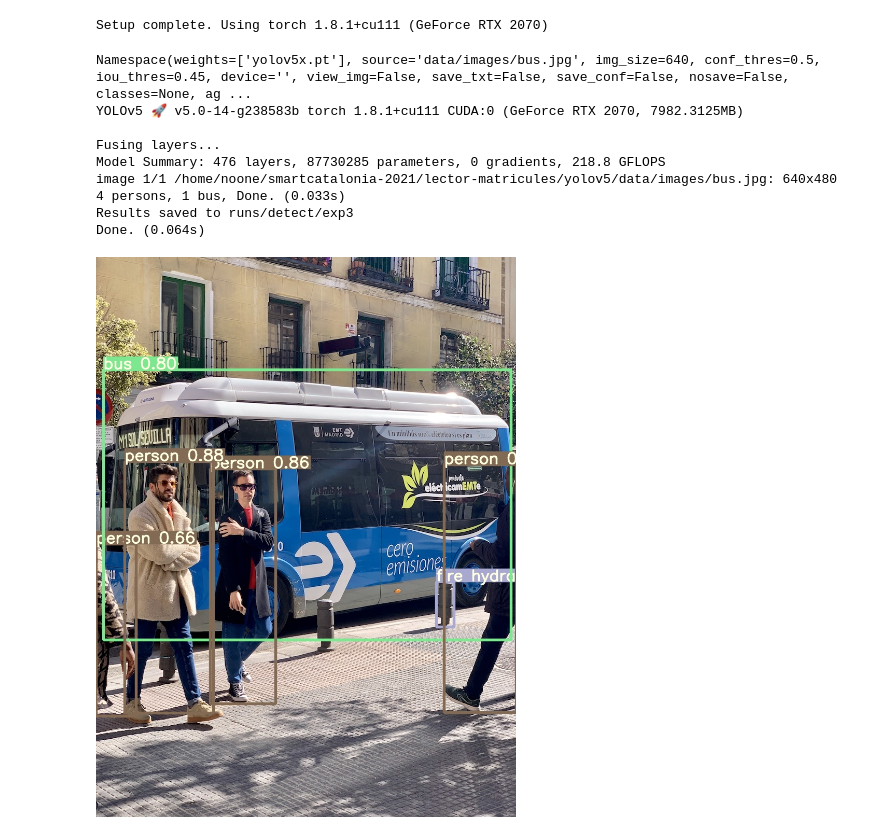
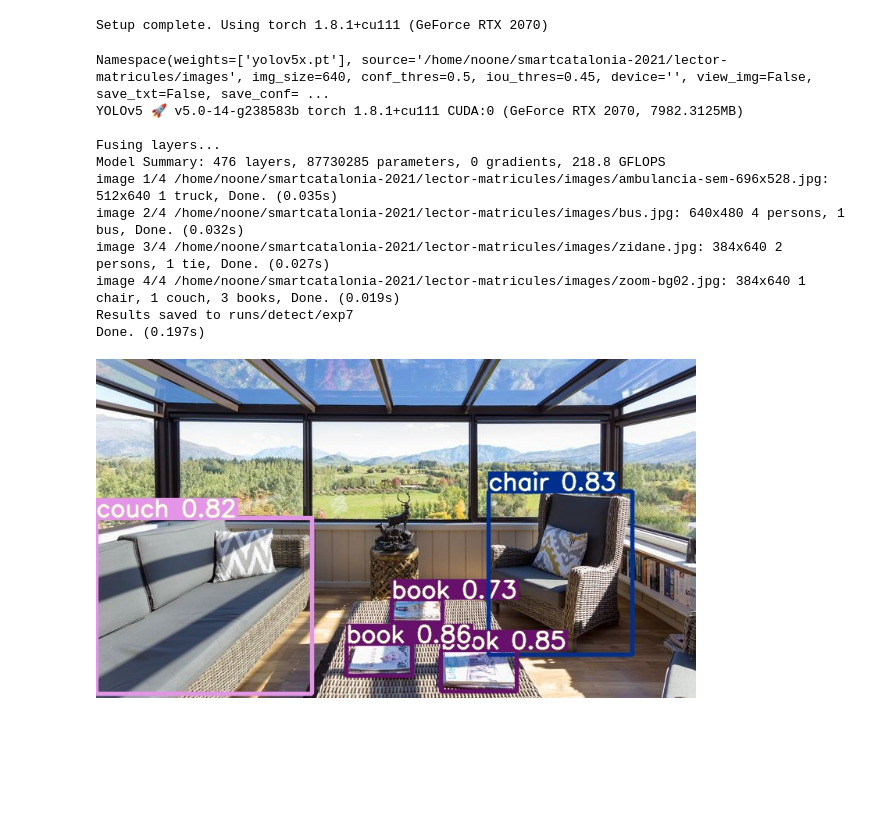
Before and after one commit to GeeksCAT/lector-matricules, a Jupyter notebook: v1_pipeline-test.ipynb, the cells around one changed output. Cells and saved outputs as stored; diff of their text form; code cells hidden in the pictures; blank space fills up the shorter version.

```diff
--- a/v1_pipeline-test.ipynb
+++ b/v1_pipeline-test.ipynb
@@ -180,15 +180,20 @@ print(f"Setup complete. Using torch {torch.__version__} ({torch.cuda.get_device_
 # %% [output]
 Setup complete. Using torch 1.8.1+cu111 (GeForce RTX 2070)
 # %%
-!python detect.py --weights yolov5x.pt --img 640 --conf 0.5 --source data/images/bus.jpg
-Image(filename='runs/detect/exp/bus.jpg', width=600)
+!python detect.py --weights yolov5x.pt --img 640 --conf 0.5 --source /home/noone/smartcatalonia-2021/lector-matricules/images
 # %% [output]
-Namespace(weights=['yolov5x.pt'], source='data/images/bus.jpg', img_size=640, conf_thres=0.5, iou_thres=0.45, device='', view_img=False, save_txt=False, save_conf=False, nosave=False, classes=None, ag ...
+Namespace(weights=['yolov5x.pt'], source='/home/noone/smartcatalonia-2021/lector-matricules/images', img_size=640, conf_thres=0.5, iou_thres=0.45, device='', view_img=False, save_txt=False, save_conf= ...
 YOLOv5 🚀 v5.0-14-g238583b torch 1.8.1+cu111 CUDA:0 (GeForce RTX 2070, 7982.3125MB)
 
 Fusing layers...
 Model Summary: 476 layers, 87730285 parameters, 0 gradients, 218.8 GFLOPS
-image 1/1 /home/noone/smartcatalonia-2021/lector-matricules/yolov5/data/images/bus.jpg: 640x480 4 persons, 1 bus, Done. (0.033s)
-Results saved to runs/detect/exp3
-Done. (0.064s)
+image 1/4 /home/noone/smartcatalonia-2021/lector-matricules/images/ambulancia-sem-696x528.jpg: 512x640 1 truck, Done. (0.035s)
+image 2/4 /home/noone/smartcatalonia-2021/lector-matricules/images/bus.jpg: 640x480 4 persons, 1 bus, Done. (0.032s)
+image 3/4 /home/noone/smartcatalonia-2021/lector-matricules/images/zidane.jpg: 384x640 2 persons, 1 tie, Done. (0.027s)
+image 4/4 /home/noone/smartcatalonia-2021/lector-matricules/images/zoom-bg02.jpg: 384x640 1 chair, 1 couch, 3 books, Done. (0.019s)
+Results saved to runs/detect/exp7
+Done. (0.197s)
-[figure, removed]
+# %%
+Image(filename='runs/detect/exp7/zoom-bg02.jpg', width=600)
+# %% [output]
+[figure, added]
```
Also changed, not shown: parts of 6 cells of this notebook, 5 other files.
